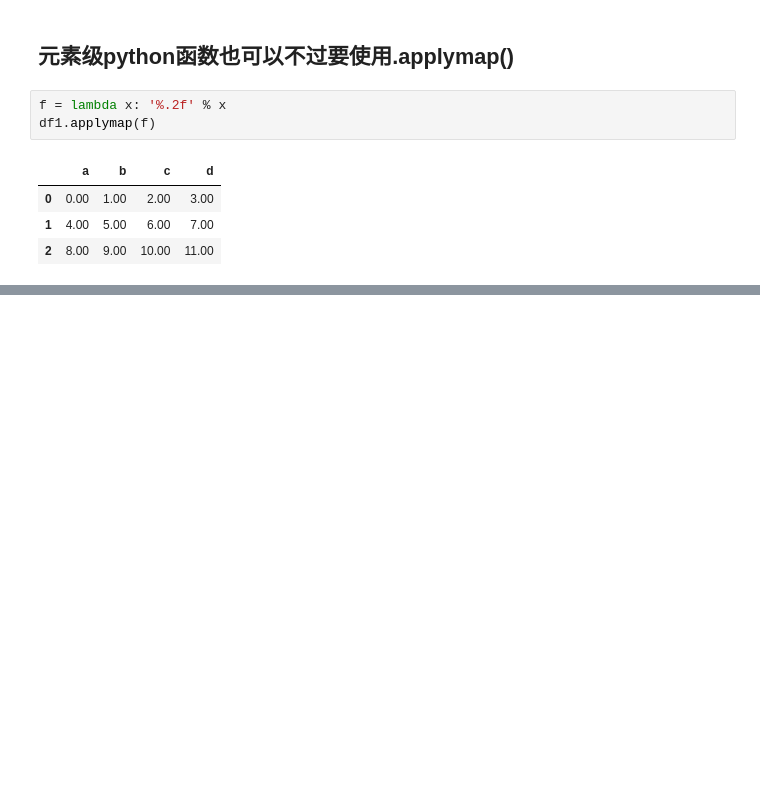
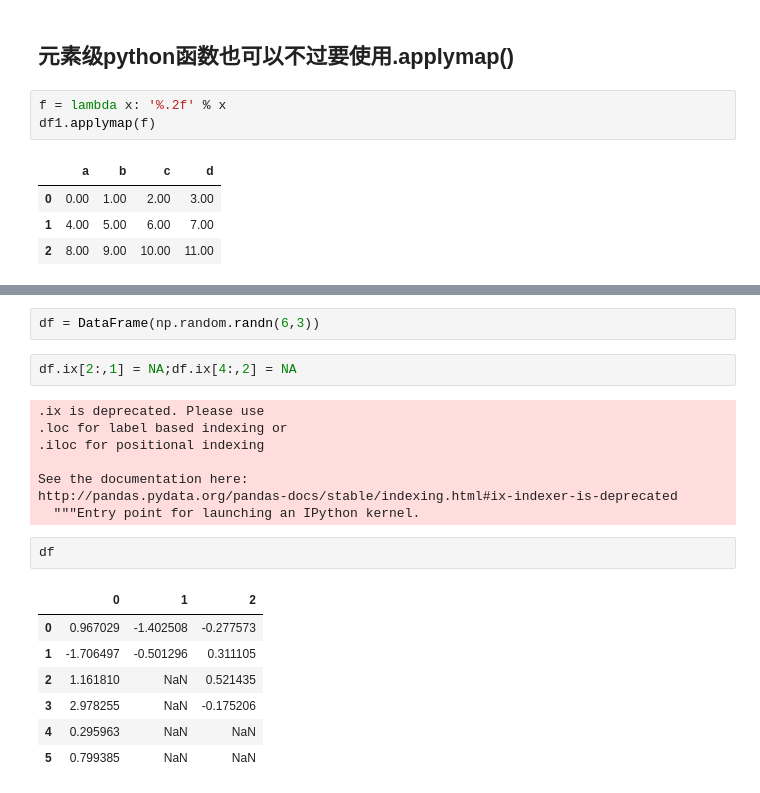
Before and after one commit to konglhui/notebook, a Jupyter notebook: datapython/chapter5/pandas.ipynb, the cells around one changed output, grey strips where cells are left out. Saved outputs shown, nothing was run; the diff lists cells and outputs as text; blank space fills up the shorter version.

```diff
--- a/datapython/chapter5/pandas.ipynb
+++ b/datapython/chapter5/pandas.ipynb
@@ -347,0 +545,22 @@ df1.applymap(f)
+# %%
+df = DataFrame(np.random.randn(6,3))
+# %%
+df.ix[2:,1] = NA;df.ix[4:,2] = NA
+# %% [output]
+.ix is deprecated. Please use
+.loc for label based indexing or
+.iloc for positional indexing
+
+See the documentation here:
+http://pandas.pydata.org/pandas-docs/stable/indexing.html#ix-indexer-is-deprecated
+  """Entry point for launching an IPython kernel.
+# %%
+df
+# %% [output]
+|  | 0 | 1 | 2 |
+| 0 | 0.967029 | -1.402508 | -0.277573 |
+| 1 | -1.706497 | -0.501296 | 0.311105 |
+| 2 | 1.161810 | NaN | 0.521435 |
+| 3 | 2.978255 | NaN | -0.175206 |
+| 4 | 0.295963 | NaN | NaN |
+| 5 | 0.799385 | NaN | NaN |
```
Also changed, not shown: parts of 54 cells of this notebook.
